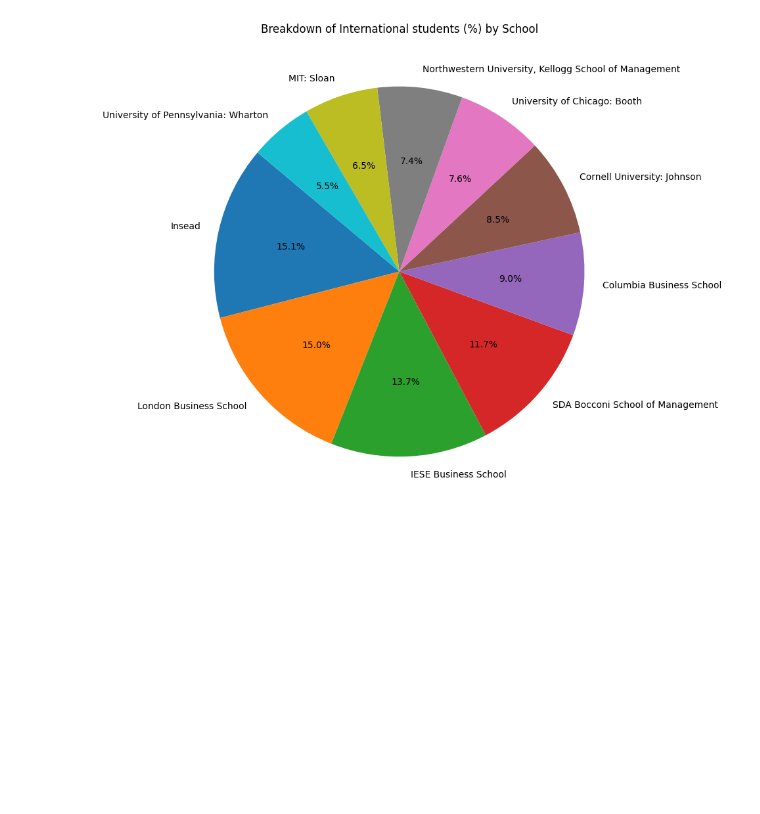
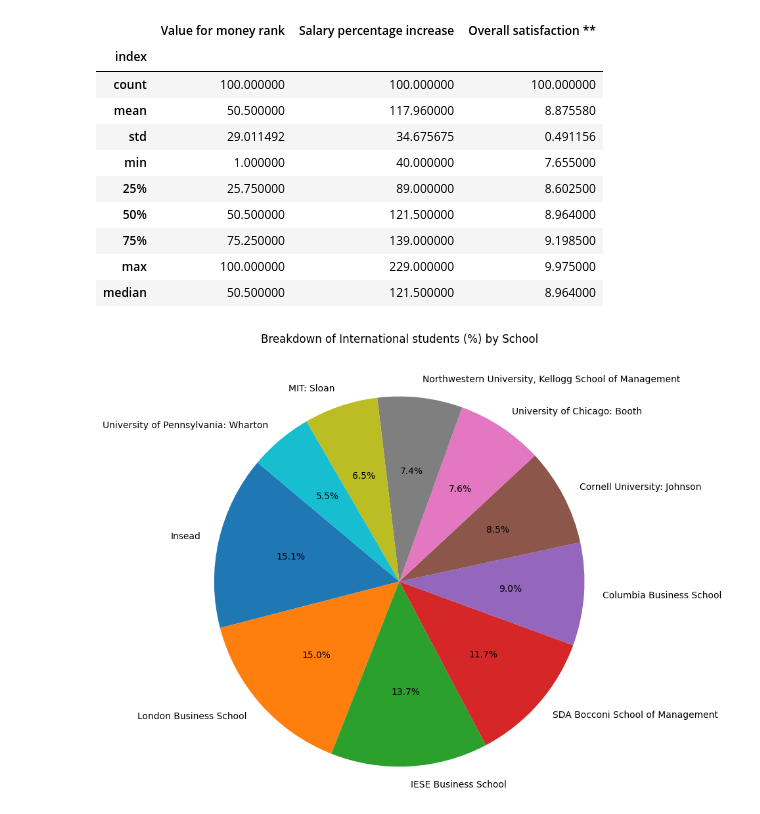
Before and after one commit to nogibjj/Nakiyah_IndividualProject1, a Jupyter notebook: main_file.ipynb, the cells around one changed output. Drawn from its saved outputs; the diff is of its cells as text; code cells hidden in the pictures; blank space fills up the shorter version.

```diff
--- a/main_file.ipynb
+++ b/main_file.ipynb
@@ -24,6 +24,19 @@ university_column = 'School Name'
 # %%
 Dataset = readData(Data)
 SummaryStatistics = summaryStatistics(Dataset, ColumnsWantedForSummaryStats)
+display(SummaryStatistics)
+# %% [output]
+|  | Value for money rank | Salary percentage increase | Overall satisfaction ** |
+| index |  |  |  |
+| count | 100.000000 | 100.000000 | 100.000000 |
+| mean | 50.500000 | 117.960000 | 8.875580 |
+| std | 29.011492 | 34.675675 | 0.491156 |
+| min | 1.000000 | 40.000000 | 7.655000 |
+| 25% | 25.750000 | 89.000000 | 8.602500 |
+| 50% | 50.500000 | 121.500000 | 8.964000 |
+| 75% | 75.250000 | 139.000000 | 9.198500 |
+| max | 100.000000 | 229.000000 | 9.975000 |
+| median | 50.500000 | 121.500000 | 8.964000 |
 # %%
 CleanData = cleanData(Dataset, Rank, ColumnsForDataset, requiredrank)
 # %%
```
Also changed, not shown: 15 other files.
